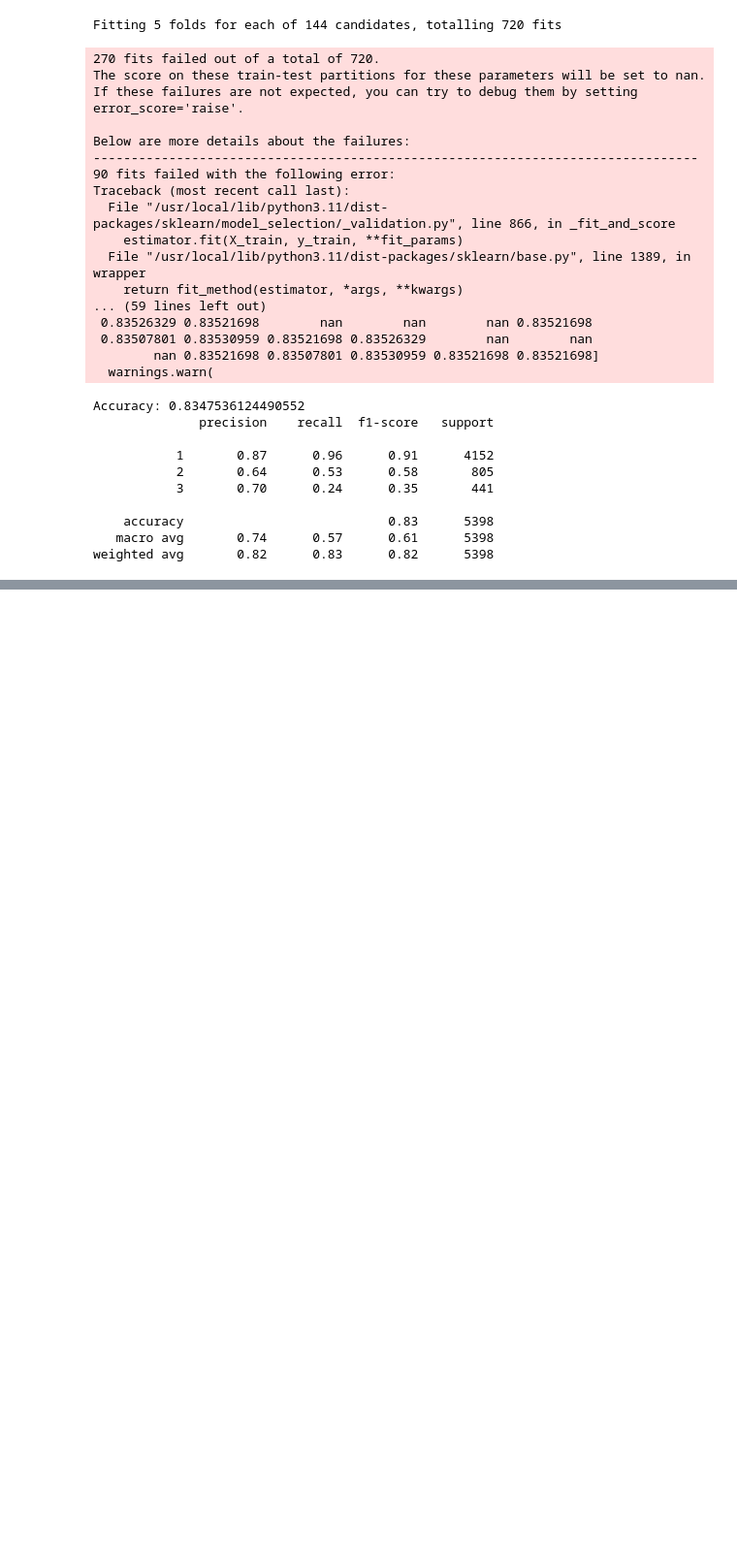
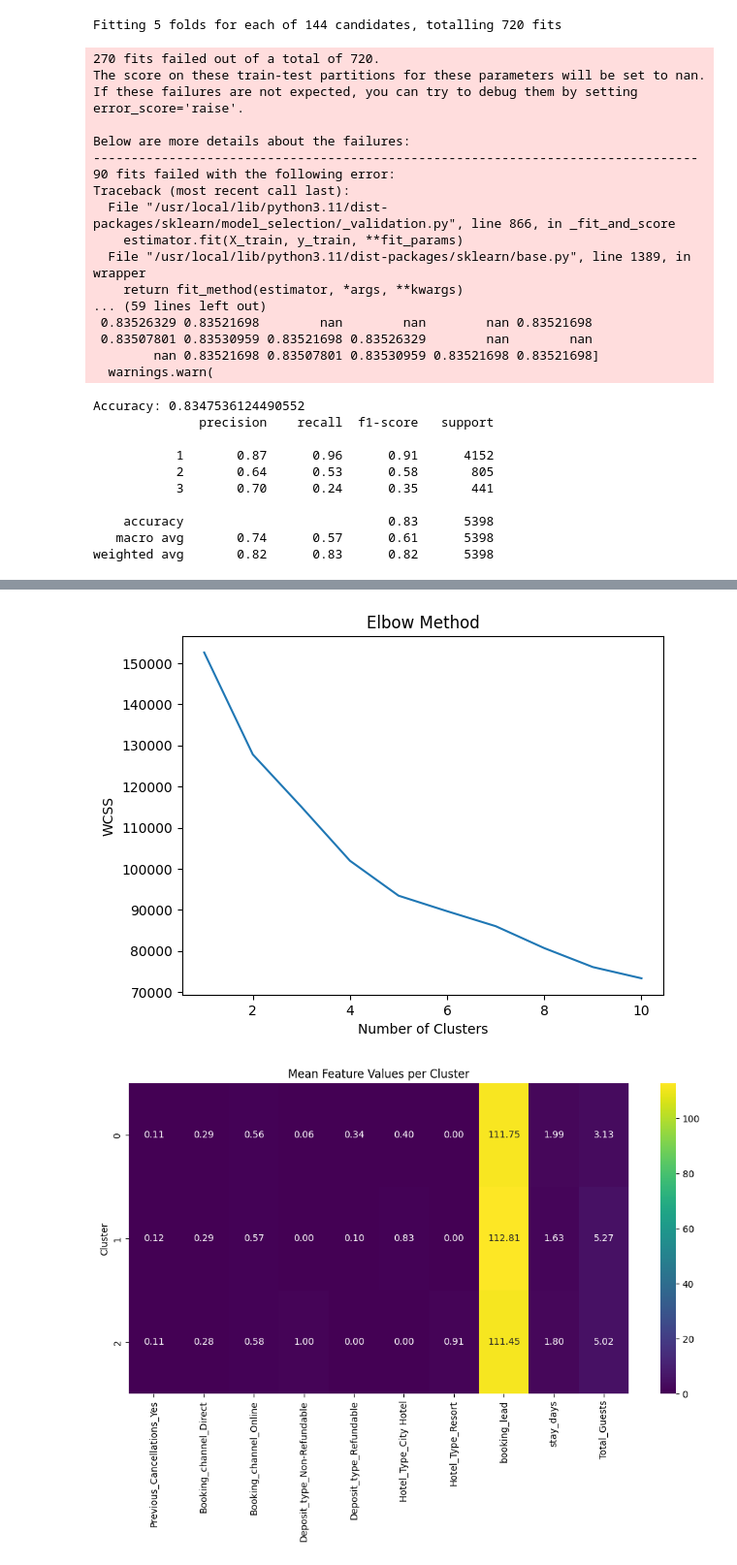
Before and after one commit to Vimukthixsandeepa/hotel-revenue-prediction, a Jupyter notebook: notebooks/predicted_modeling.ipynb, the cells around one changed output, grey strips where cells are left out. Shown: that part at 97% size. Saved outputs shown, nothing was run; the diff lists cells and outputs as text; code cells hidden in the pictures; blank space fills up the shorter version.

```diff
--- a/notebooks/predicted_modeling.ipynb
+++ b/notebooks/predicted_modeling.ipynb
@@ -640,0 +633,52 @@ weighted avg       0.82      0.83      0.82      5398
+# %%
+#  Data Preparation
+features = ['Previous_Cancellations_Yes', 'Booking_channel_Direct',
+            'Booking_channel_Online', 'Deposit_type_Non-Refundable',
+            'Deposit_type_Refundable', 'Hotel_Type_City Hotel',
+            'Hotel_Type_Resort', 'booking_lead', 'stay_days', 'Total_Guests']
+X = df[features]
+
+# Define categorical and numerical features
+categorical_features = ['Previous_Cancellations_Yes', 'Booking_channel_Direct',
+                        'Booking_channel_Online', 'Deposit_type_Non-Refundable',
+                        'Deposit_type_Refundable', 'Hotel_Type_City Hotel',
+                        'Hotel_Type_Resort']
+numerical_features = ['booking_lead', 'stay_days', 'Total_Guests']
+
+# Create preprocessing pipeline
+preprocessor = ColumnTransformer(
+    transformers=[
+        ('num', StandardScaler(), numerical_features),
+        ('cat', OneHotEncoder(sparse_output=False, handle_unknown='ignore'), categorical_features)
+    ])
+
+# 2. K-Means Clustering
+# Determine optimal number of clusters using Elbow Method
+wcss = []
+for i in range(1, 11):
+    kmeans = KMeans(n_clusters=i, init='k-means++', random_state=42)
+    kmeans.fit(preprocessor.fit_transform(X))
+    wcss.append(kmeans.inertia_)
+
+plt.plot(range(1, 11), wcss)
+plt.title('Elbow Method')
+plt.xlabel('Number of Clusters')
+plt.ylabel('WCSS')
+plt.show()
+
+# Apply K-Means with optimal k (e.g., k=3 based on Elbow Method)
+k = 3  # Adjust based on Elbow Method visualization
+kmeans = KMeans(n_clusters=k, init='k-means++', random_state=42)
+df['Cluster'] = kmeans.fit_predict(preprocessor.fit_transform(X))
+
+# Calculate mean values of features per cluster
+cluster_means = df.groupby('Cluster')[features].mean()
+
+# Visualize cluster means using a heatmap
+plt.figure(figsize=(12, 6))
+sns.heatmap(cluster_means, annot=True, cmap='viridis', fmt=".2f")
+plt.title('Mean Feature Values per Cluster')
+plt.show()
+# %% [output]
+[figure, added]
+[figure, added]
```
Also changed, not shown: parts of 42 cells of this notebook, 2 other files.
